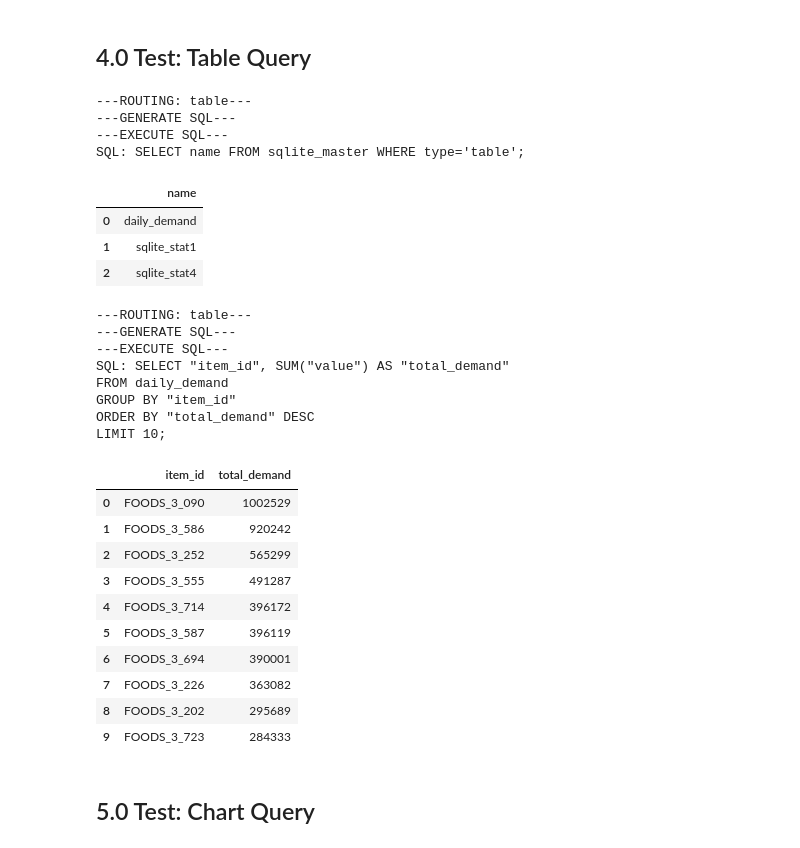
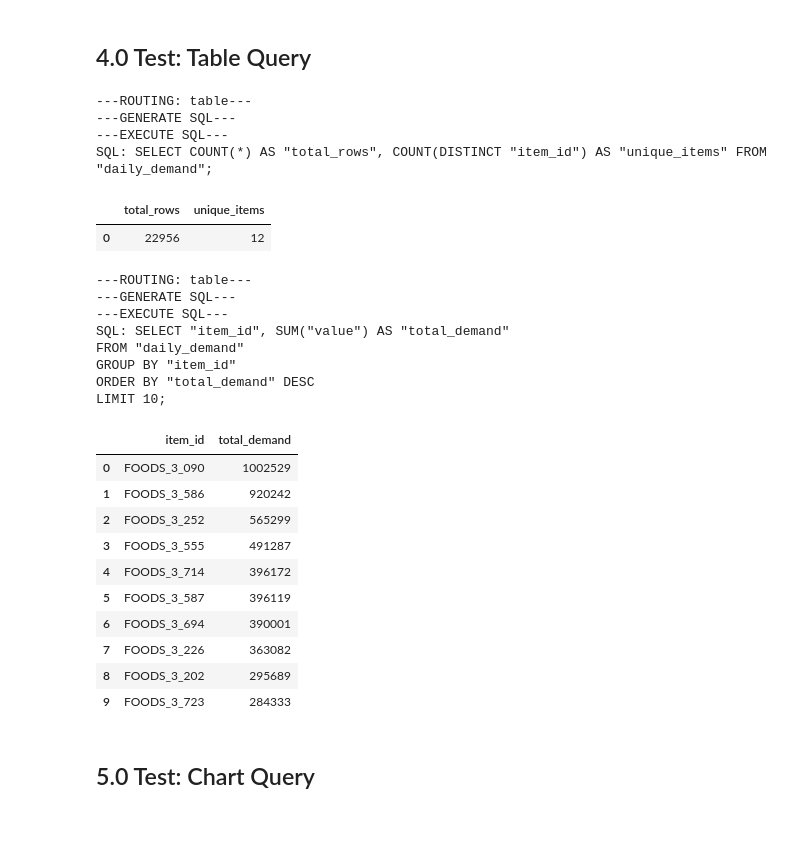
Before and after one commit to juniomata/sql_agent, a Jupyter notebook: notebook/03_bi_copilot.ipynb, the cells around one changed output. Cells and saved outputs as stored; diff of their text form; code cells hidden in the pictures.

```diff
--- a/notebook/03_bi_copilot.ipynb
+++ b/notebook/03_bi_copilot.ipynb
@@ -229,20 +229,18 @@ app
 # %% [markdown]
 ## 4.0 Test: Table Query
 # %%
-result = app.invoke({"user_question": "What tables are in the database?"})
+result = app.invoke({"user_question": "How many rows and unique items are in the daily_demand table?"})
 print("SQL:", result.get('sql_query'))
 pd.DataFrame(result.get('data', []))
 # %% [output]
 ---ROUTING: table---
 ---GENERATE SQL---
 ---EXECUTE SQL---
-SQL: SELECT name FROM sqlite_master WHERE type='table';
+SQL: SELECT COUNT(*) AS "total_rows", COUNT(DISTINCT "item_id") AS "unique_items" FROM "daily_demand";
-|  | name |
-| 0 | daily_demand |
-| 1 | sqlite_stat1 |
-| 2 | sqlite_stat4 |
+|  | total_rows | unique_items |
+| 0 | 22956 | 12 |
 # %%
-result = app.invoke({"user_question": "What are the top 10 items by total demand value?"})
+result = app.invoke({"user_question": "What are the top 10 items by total cumulative demand value?"})
 print("SQL:", result.get('sql_query'))
 pd.DataFrame(result.get('data', []))
 # %% [output]
@@ -250,7 +248,7 @@ pd.DataFrame(result.get('data', []))
 ---GENERATE SQL---
 ---EXECUTE SQL---
 SQL: SELECT "item_id", SUM("value") AS "total_demand"
-FROM daily_demand
+FROM "daily_demand"
 GROUP BY "item_id"
 ORDER BY "total_demand" DESC
 LIMIT 10;
```
Also changed, not shown: parts of 2 cells of this notebook, 3 other files.
